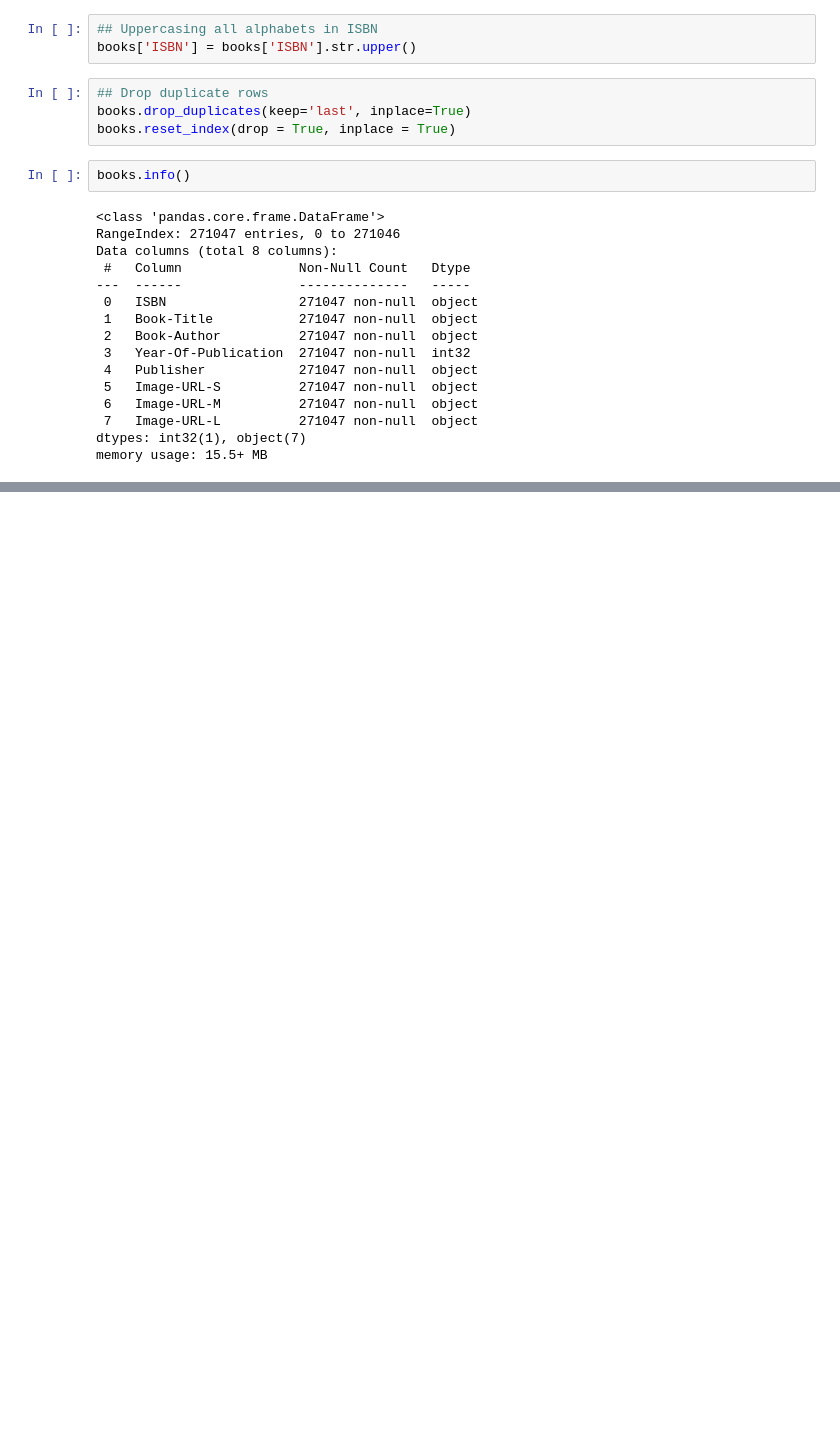
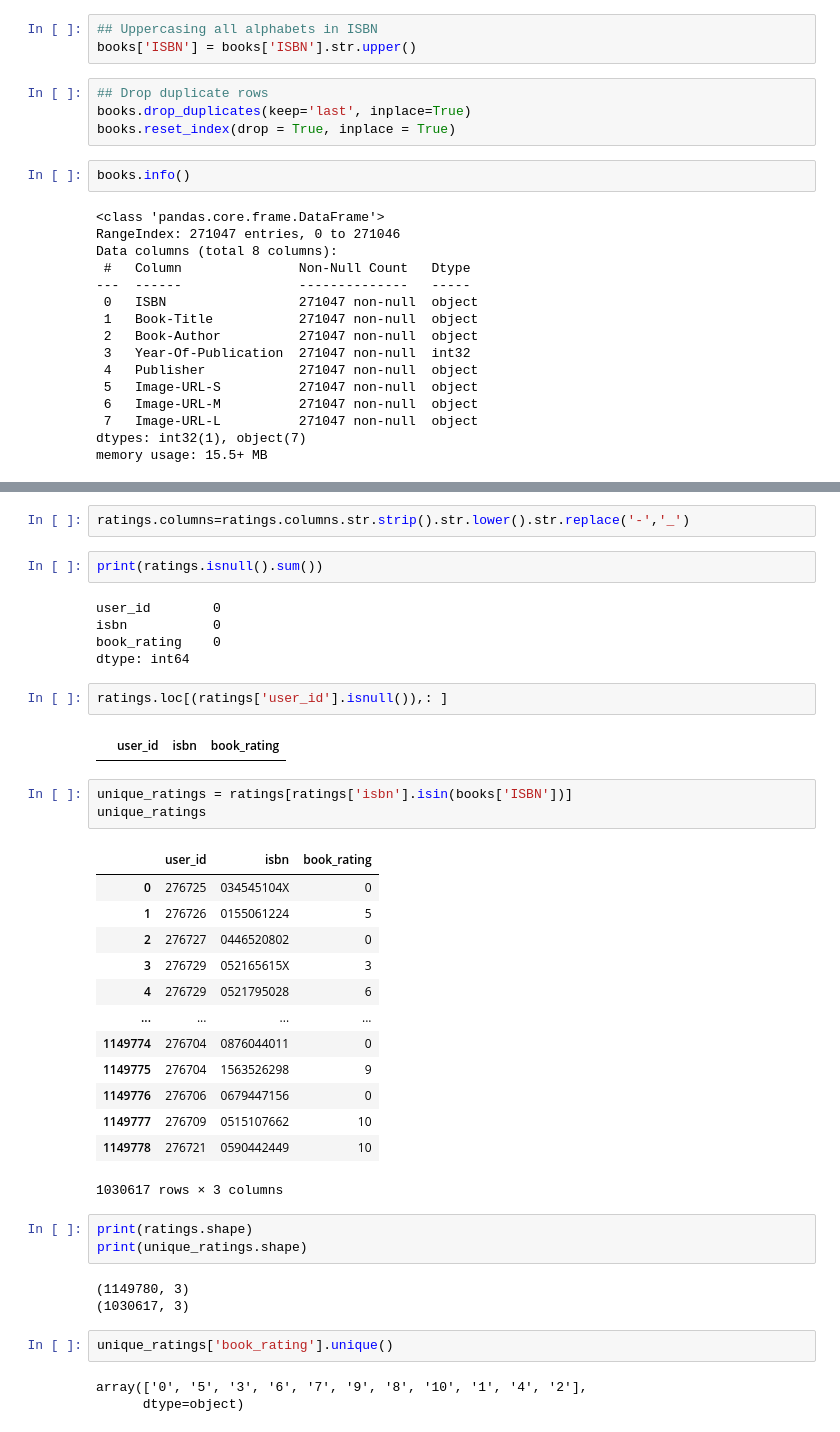
Before and after one commit to maheshhmahi/Book-Recommendation-System, a Jupyter notebook: code/main.ipynb, the cells around one changed output, grey strips where cells are left out. Cells and saved outputs as stored; diff of their text form; blank space fills up the shorter version.

Commit message:
Added: code for cleaning user and rating

```diff
--- a/code/main.ipynb
+++ b/code/main.ipynb
@@ -240,0 +263,41 @@ memory usage: 15.5+ MB
+# %%
+ratings.columns=ratings.columns.str.strip().str.lower().str.replace('-','_')
+# %%
+print(ratings.isnull().sum())
+# %% [output]
+user_id        0
+isbn           0
+book_rating    0
+dtype: int64
+# %%
+ratings.loc[(ratings['user_id'].isnull()),: ]
+# %% [output]
+|  | user_id | isbn | book_rating |
+# %%
+unique_ratings = ratings[ratings['isbn'].isin(books['ISBN'])]
+unique_ratings
+# %% [output]
+|  | user_id | isbn | book_rating |
+| 0 | 276725 | 034545104X | 0 |
+| 1 | 276726 | 0155061224 | 5 |
+| 2 | 276727 | 0446520802 | 0 |
+| 3 | 276729 | 052165615X | 3 |
+| 4 | 276729 | 0521795028 | 6 |
+| ... | ... | ... | ... |
+| 1149774 | 276704 | 0876044011 | 0 |
+| 1149775 | 276704 | 1563526298 | 9 |
+| 1149776 | 276706 | 0679447156 | 0 |
+| 1149777 | 276709 | 0515107662 | 10 |
+| 1149778 | 276721 | 0590442449 | 10 |
+1030617 rows × 3 columns
+# %%
+print(ratings.shape)
+print(unique_ratings.shape)
+# %% [output]
+(1149780, 3)
+(1030617, 3)
+# %%
+unique_ratings['book_rating'].unique()
+# %% [output]
+array(['0', '5', '3', '6', '7', '9', '8', '10', '1', '4', '2'],
+      dtype=object)
```
Also changed, not shown: parts of 35 cells of this notebook, 3 other files.
